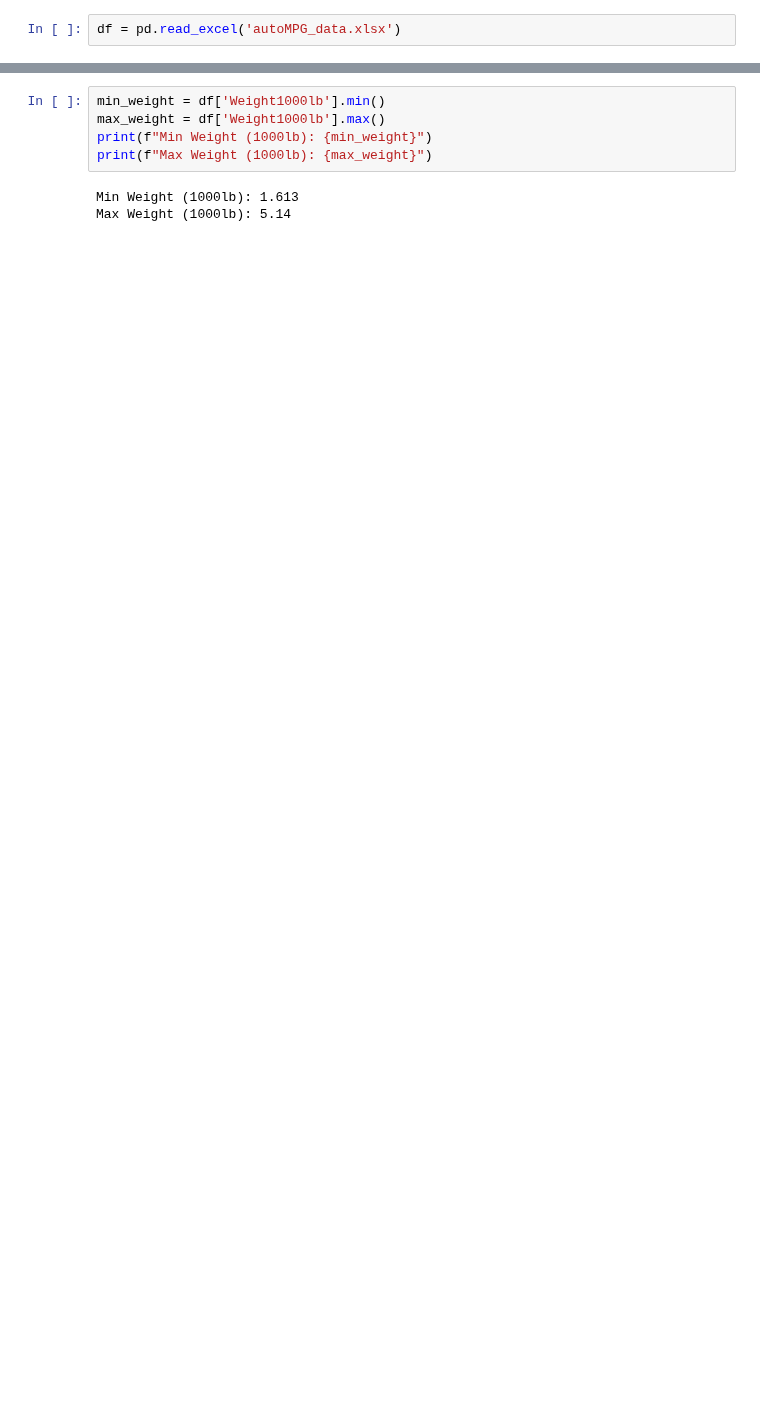
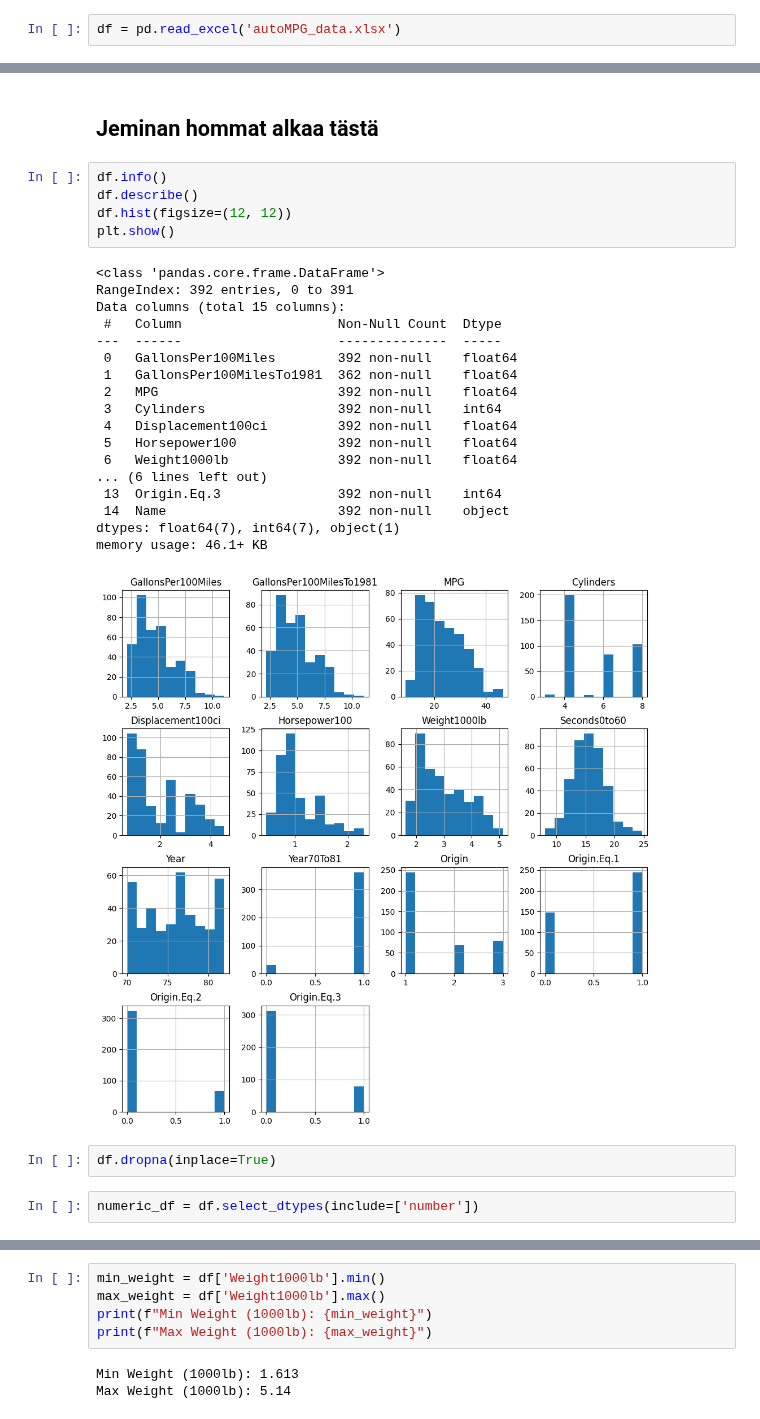
Before and after one commit to jemlau/PredictiveAnalyticsWithPython, a Jupyter notebook: Topic4/LinearRegression_for_AutoMPG_data_v2.ipynb, the cells around one changed output, grey strips where cells are left out. Cells and saved outputs as stored; diff of their text form; blank space fills up the shorter version.

```diff
--- a/Topic4/LinearRegression_for_AutoMPG_data_v2.ipynb
+++ b/Topic4/LinearRegression_for_AutoMPG_data_v2.ipynb
@@ -17,3 +20,33 @@ df.head()
 | 2 | 5.555556 | 5.555556 | 18.0 | 8 | 3.18 | 1.50 | ... |
 | 3 | 6.250000 | 6.250000 | 16.0 | 8 | 3.04 | 1.50 | ... |
 | 4 | 5.882353 | 5.882353 | 17.0 | 8 | 3.02 | 1.40 | ... |
+# %% [markdown]
+## Jeminan hommat alkaa tästä
+# %%
+df.info()
+df.describe()
+df.hist(figsize=(12, 12))
+plt.show()
+# %% [output]
+<class 'pandas.core.frame.DataFrame'>
+RangeIndex: 392 entries, 0 to 391
+Data columns (total 15 columns):
+ #   Column                    Non-Null Count  Dtype
+---  ------                    --------------  -----
+ 0   GallonsPer100Miles        392 non-null    float64
+ 1   GallonsPer100MilesTo1981  362 non-null    float64
+ 2   MPG                       392 non-null    float64
+ 3   Cylinders                 392 non-null    int64
+ 4   Displacement100ci         392 non-null    float64
+ 5   Horsepower100             392 non-null    float64
+ 6   Weight1000lb              392 non-null    float64
+... (6 lines left out)
+ 13  Origin.Eq.3               392 non-null    int64
+ 14  Name                      392 non-null    object
+dtypes: float64(7), int64(7), object(1)
+memory usage: 46.1+ KB
+[figure, added]
+# %%
+df.dropna(inplace=True)
+# %%
+numeric_df = df.select_dtypes(include=['number'])
```
Also changed, not shown: parts of 15 cells of this notebook.
